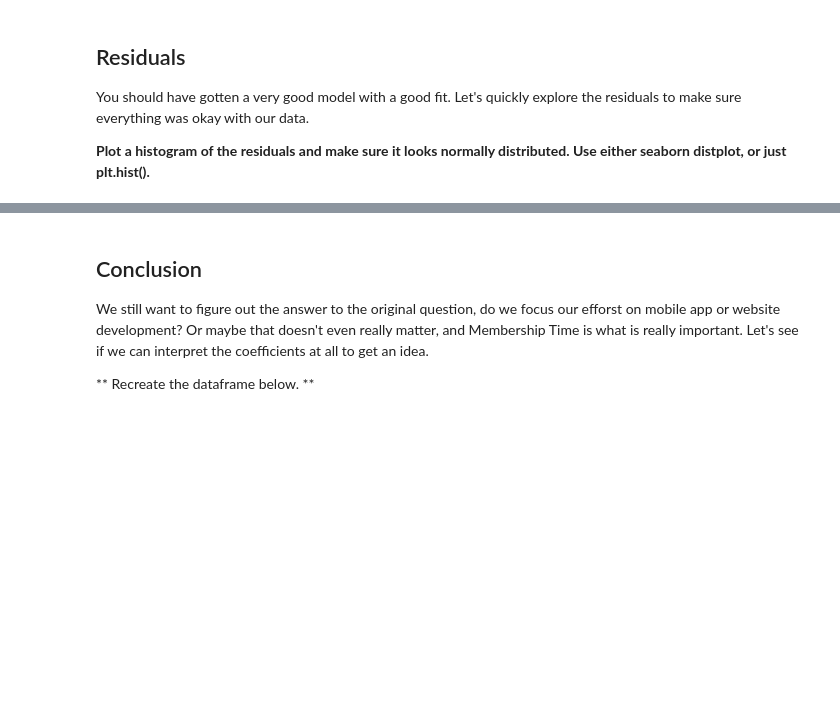
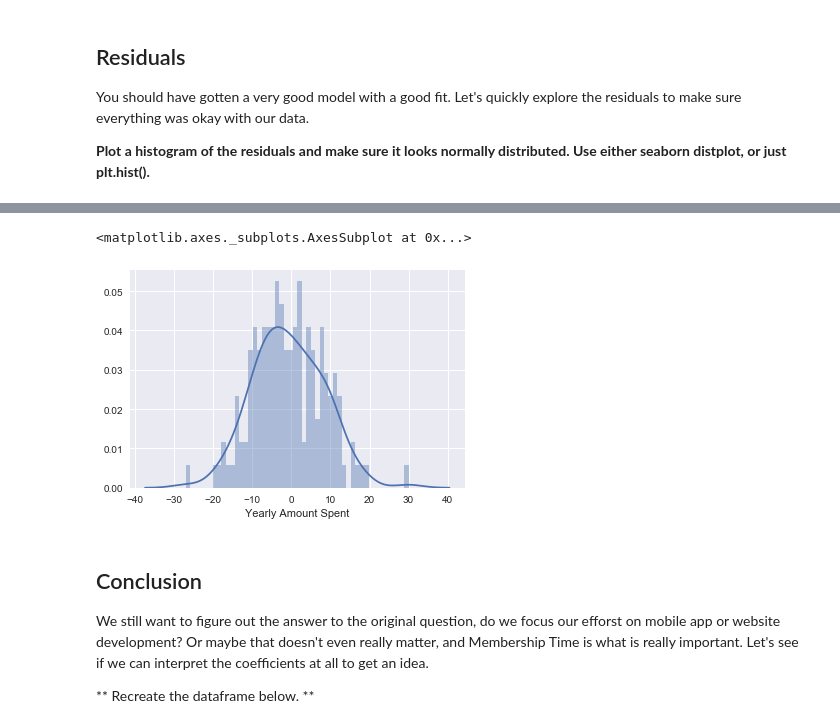
Before and after one commit to AlexandraLS1/applied-data-science, a Jupyter notebook: Linear-Regression/314326398 Alexandra Simanovsky -Linear Regression - Project Exercise.ipynb, the cells around one changed output, grey strips where cells are left out. Saved outputs shown, nothing was run; the diff lists cells and outputs as text; code cells hidden in the pictures; blank space fills up the shorter version.

```diff
--- a/Linear-Regression/314326398 Alexandra Simanovsky -Linear Regression - Project Exercise.ipynb
+++ b/Linear-Regression/314326398 Alexandra Simanovsky -Linear Regression - Project Exercise.ipynb
@@ -182,3 +199,8 @@ You should have gotten a very good model with a good fit. Let's quickly explore
+# %%
+sns.distplot((y_test-prediction),bins=50)
+# %% [output]
+<matplotlib.axes._subplots.AxesSubplot at 0x...>
+[figure, added]
 # %% [markdown]
 ## Conclusion
 We still want to figure out the answer to the original question, do we focus our efforst on mobile app or website development? Or maybe that doesn't even really matter, and Membership Time is what is really important.  Let's see if we can interpret the coefficients at all to get an idea.
```
Also changed, not shown: parts of 21 cells of this notebook.
